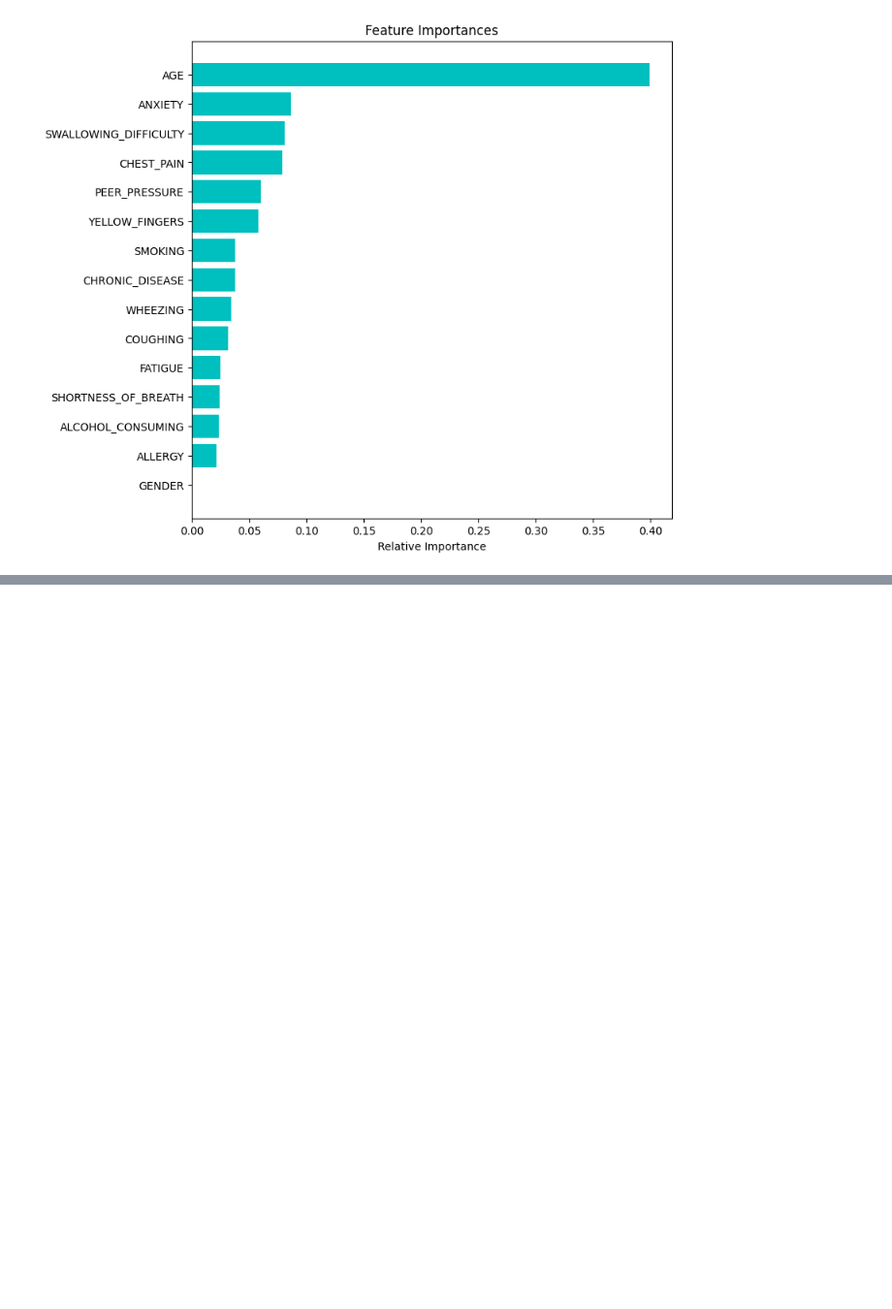
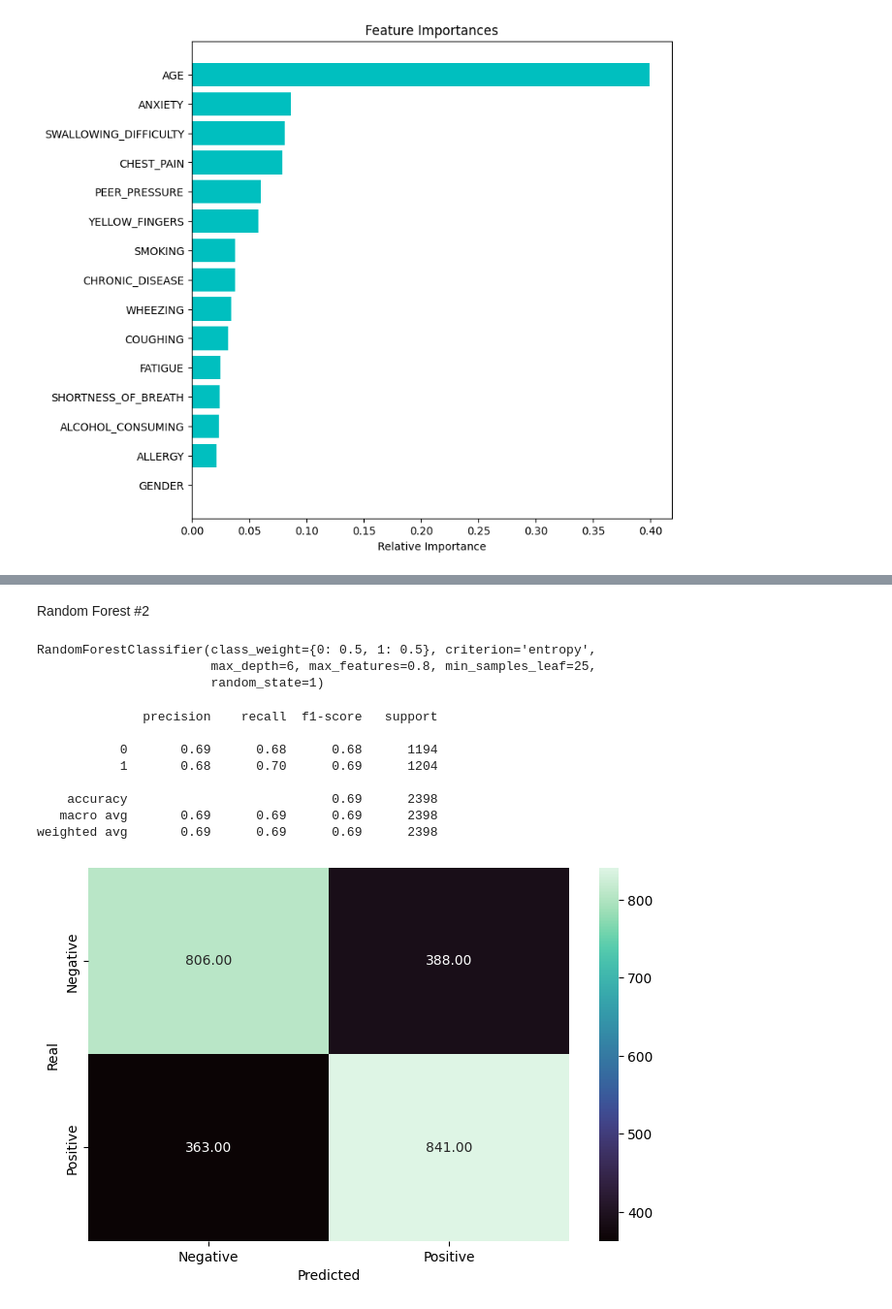
Before and after one commit to SergioDLezama/Lung-Cancer-Prediction-ML, a Jupyter notebook: main.ipynb, the cells around one changed output, grey strips where cells are left out. Shown at 97% size. Saved outputs shown, nothing was run; the diff lists cells and outputs as text; code cells hidden in the pictures; blank space fills up the shorter version.

```diff
--- a/main.ipynb
+++ b/main.ipynb
@@ -476,0 +513,43 @@ plt.show()
+# %% [markdown]
+Random Forest #2
+# %%
+# Choose the type of classifier
+rf_estimator_tuned = RandomForestClassifier(criterion = "entropy", random_state = 1)
+
+# Grid of parameters to choose from
+parameters = {
+    "max_depth": [5, 6],
+    "min_samples_leaf": [20, 25],
+    "max_features": [0.8, 0.9],
+    "class_weight": ["balanced",{0: 0.5, 1: 0.5}]
+             }
+
+# Type of scoring used to compare parameter combinations - recall score for class 1
+scorer = metrics.make_scorer(recall_score, pos_label = 1)
+
+# Run the grid search on the training data using scorer=scorer and cv=5
+grid_obj = GridSearchCV(rf_estimator_tuned, parameters, cv=5,scoring='recall',n_jobs=-1)
+
+grid_obj = grid_obj.fit(X_train, y_train)
+
+# Save the best estimator to variable rf_estimator_tuned
+rf_estimator_tuned = grid_obj.best_estimator_
+
+rf_estimator_tuned.fit(X_train, y_train)
+# %% [output]
+RandomForestClassifier(class_weight={0: 0.5, 1: 0.5}, criterion='entropy',
+                       max_depth=6, max_features=0.8, min_samples_leaf=25,
+                       random_state=1)
+# %%
+rf_predict_2 = rf_estimator_tuned.predict(X_train)
+conf_matrix(y_train, rf_predict_2)
+# %% [output]
+              precision    recall  f1-score   support
+
+           0       0.69      0.68      0.68      1194
+           1       0.68      0.70      0.69      1204
+
+    accuracy                           0.69      2398
+   macro avg       0.69      0.69      0.69      2398
+weighted avg       0.69      0.69      0.69      2398
+[figure, added]
```
Also changed, not shown: parts of 32 cells of this notebook.
